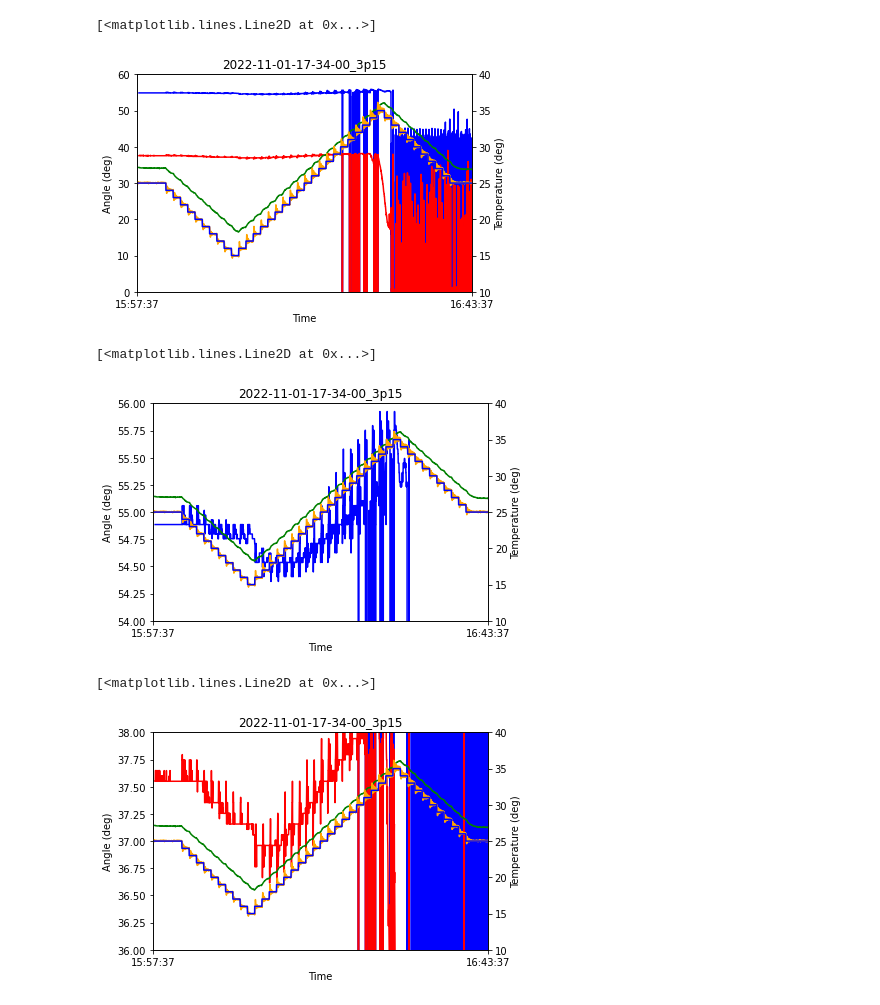
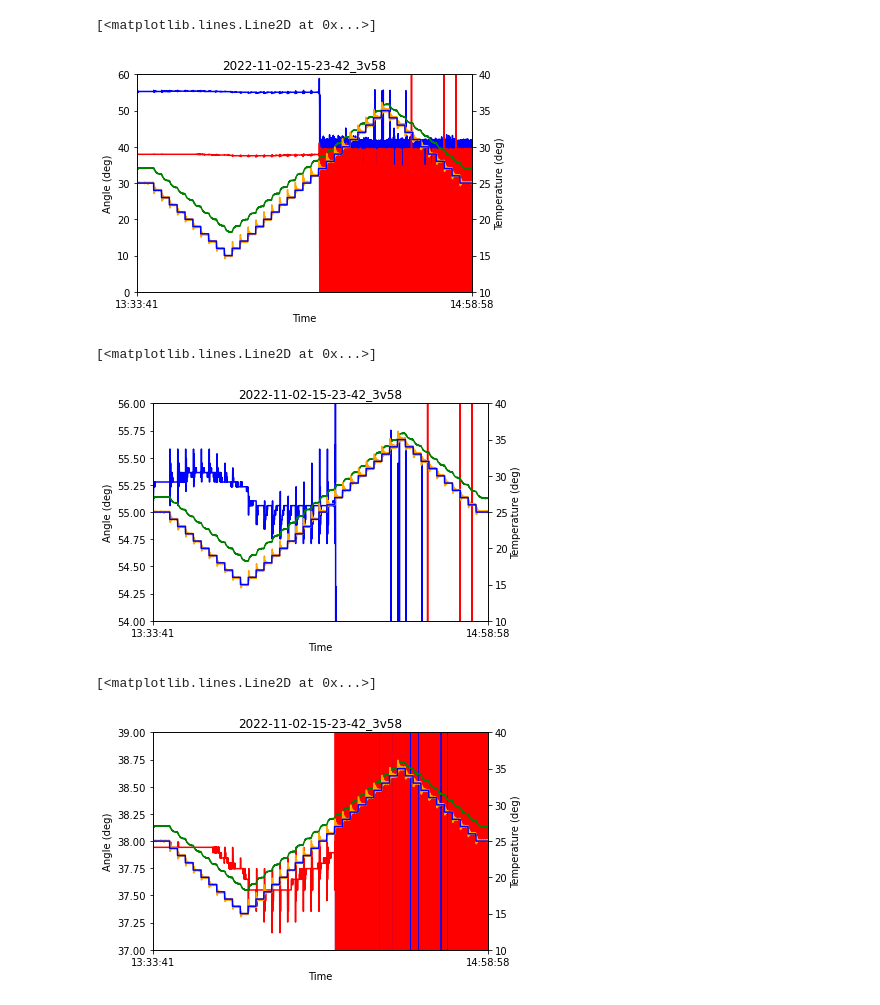
Before and after one commit to shinichirosonoda/Mems_multi_data_viewer, a Jupyter notebook: Display_csv.ipynb, the cells around one changed output. Cells and saved outputs as stored; diff of their text form; code cells hidden in the pictures.

```diff
--- a/Display_csv.ipynb
+++ b/Display_csv.ipynb
@@ -6,0 +8,18 @@ import datetime
+# %%
+def file_list(folder):
+    files = glob.glob(folder)
+    sample_names =[]
+    for file in files:
+        sample_names.append(file[:])
+
+    return sample_names
+
+sample_name1 = file_list("./data/ALL/drive/*.csv")
+sample_name2 = file_list("./data/ALL/FOV/*.csv")
+sample_name3 = file_list("./data/ALL/temp/*.csv")
+
+print(sample_name1)
+print(sample_name2)
+print(sample_name3)
+
+i, j ,k = 3, 3, 3
@@ -7,6 +30,6 @@ import datetime
 # %%
 # file
-file_drive = "./data/drive/2022-11-01-17-34-00_3p15.csv"
+file_drive = sample_name1[i]
 df1 = pd.read_csv(file_drive, index_col=0)
 sample_name = file_drive[-28:-4]
 print(sample_name)
@@ -22,6 +45,6 @@ df1.head()
 # %%
 # file
-file_drive = "./data/FOV/2022-11-01-17-34-10_FOV_3p15.csv"
+file_drive =  sample_name2[j]
 df2 = pd.read_csv(file_drive, index_col=0)
 df2.head()
 # %% [output]
@@ -34,7 +57,7 @@ df2.head()
 # %%
 #file
-file_drive = "./data/temp/2022-11-01-16-43-37_temp_3p15.csv"
+file_drive = sample_name3[k]
 df3 = pd.read_csv(file_drive, index_col=0)
-df3.tail()
+df3.head()
 # %% [output]
 |  | Time | set_temperature | temperature | param1 | param2 | param3 | param4 |
@@ -55,16 +81,15 @@ time3 = time3.dt.round("s")
 # %%
 fig, ax1 = plt.subplots()
-ax2 = ax1.twinx() # 二つ目の軸を定義
+ax2 = ax1.twinx()
 
 ax1.set_xlabel("Time")
 ax1.set_ylabel("Angle (deg)")
 ax2.set_ylabel("Temperature (deg)")
 plt.title(sample_name)
 
-sxmin='2022-11-01 15:57:37'
-sxmax='2022-11-01  16:43:37'
-xmin = datetime.datetime.strptime(sxmin, '%Y-%m-%d %H:%M:%S')
-xmax = datetime.datetime.strptime(sxmax, '%Y-%m-%d %H:%M:%S')
+xmin = time1[0]
+xmax = time3[len(time3)-1]
+
 plt.xlim([xmin,xmax])
 ax1.set_xticks([xmin, xmax])
 ax1.set_xticklabels([xmin.time(), xmax.time()])
@@ -78,20 +103,19 @@ ax2.plot(time3, df3["temperature"], color='orange')
 ax2.plot(time3, df3["set_temperature"], color='b')
 # %% [output]
 [<matplotlib.lines.Line2D at 0x...>]
-[figure, old version]
+[figure, new version]
 # %%
 fig, ax1 = plt.subplots()
-ax2 = ax1.twinx() # 二つ目の軸を定義
+ax2 = ax1.twinx()
 
 ax1.set_xlabel("Time")
 ax1.set_ylabel("Angle (deg)")
 ax2.set_ylabel("Temperature (deg)")
 plt.title(sample_name)
 
-sxmin='2022-11-01 15:57:37'
-sxmax='2022-11-01  16:43:37'
-xmin = datetime.datetime.strptime(sxmin, '%Y-%m-%d %H:%M:%S')
-xmax = datetime.datetime.strptime(sxmax, '%Y-%m-%d %H:%M:%S')
+xmin = time1[0]
+xmax = time3[len(time3)-1]
+
 plt.xlim([xmin,xmax])
 ax1.set_xticks([xmin, xmax])
 ax1.set_xticklabels([xmin.time(), xmax.time()])
@@ -105,33 +129,32 @@ ax2.plot(time3, df3["temperature"], color='orange')
 ax2.plot(time3, df3["set_temperature"], color='b')
 # %% [output]
 [<matplotlib.lines.Line2D at 0x...>]
-[figure, old version]
+[figure, new version]
 # %%
 fig, ax1 = plt.subplots()
-ax2 = ax1.twinx() # 二つ目の軸を定義
+ax2 = ax1.twinx()
 
 ax1.set_xlabel("Time")
 ax1.set_ylabel("Angle (deg)")
 ax2.set_ylabel("Temperature (deg)")
 plt.title(sample_name)
 
-sxmin='2022-11-01 15:57:37'
-sxmax='2022-11-01  16:43:37'
-xmin = datetime.datetime.strptime(sxmin, '%Y-%m-%d %H:%M:%S')
-xmax = datetime.datetime.strptime(sxmax, '%Y-%m-%d %H:%M:%S')
+xmin = time1[0]
+xmax = time3[len(time3)-1]
+
 plt.xlim([xmin,xmax])
 ax1.set_xticks([xmin, xmax])
 ax1.set_xticklabels([xmin.time(), xmax.time()])
-ax1.set_ylim(36,38)
+ax1.set_ylim(37,39)
 ax2.set_ylim(10,40)
 
 ax1.plot(time2, df2["2x"], color='b')
 ax1.plot(time2, df2["2y"], color='r')
 ax2.plot(time1, df1["temperature"], color='g')
 ax2.plot(time3, df3["temperature"], color='orange')
 ax2.plot(time3, df3["set_temperature"], color='b')
 # %% [output]
 [<matplotlib.lines.Line2D at 0x...>]
-[figure, old version]
+[figure, new version]
 # %%
 fig, ax1 = plt.subplots()
```
Also changed, not shown: parts of 12 cells of this notebook, 32 other files.
